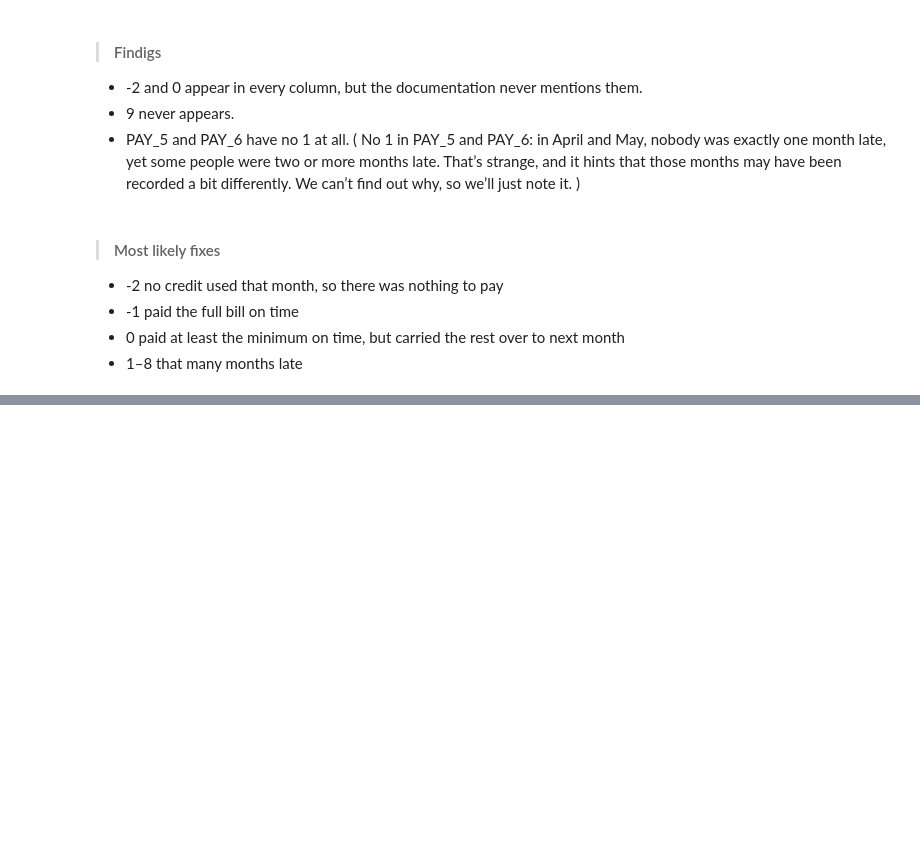
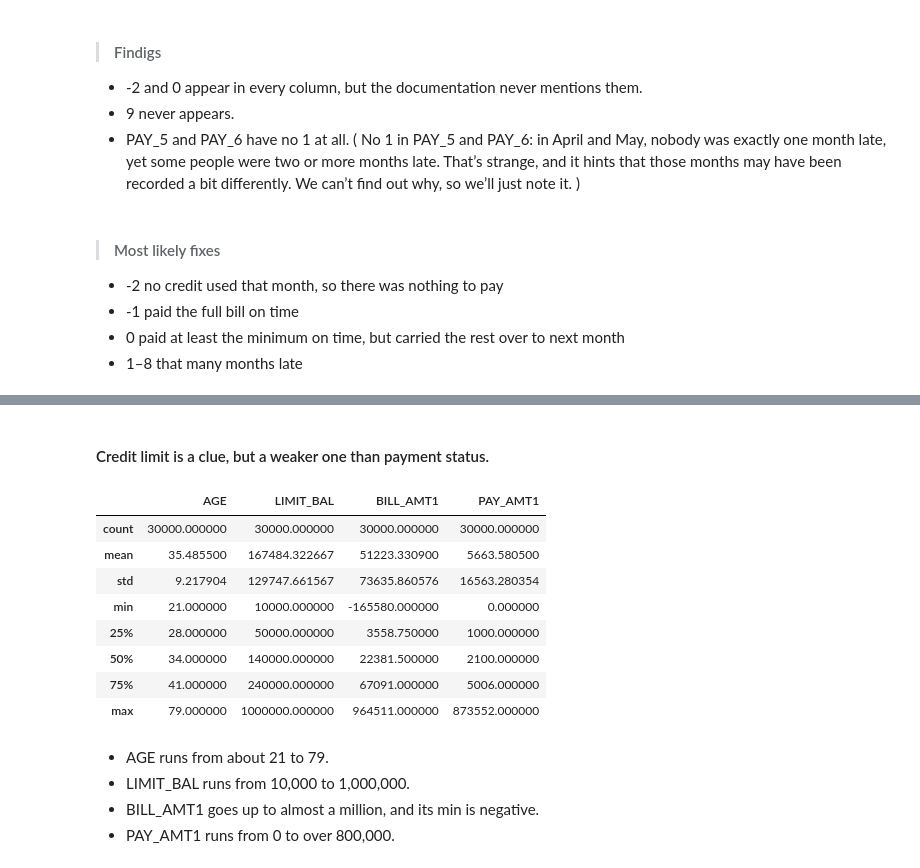
Before and after one commit to aviraljoshi27/nn-from-scratch-credit-default, a Jupyter notebook: notebooks/01_data_check.ipynb, the cells around one changed output, grey strips where cells are left out. Saved outputs shown, nothing was run; the diff lists cells and outputs as text; code cells hidden in the pictures; blank space fills up the shorter version.

```diff
--- a/notebooks/01_data_check.ipynb
+++ b/notebooks/01_data_check.ipynb
@@ -116,0 +144,20 @@ PAY_6 [-2, -1, 0, 2, 3, 4, 5, 6, 7, 8]
+# %% [markdown]
+#### Credit limit is a clue, but a weaker one than payment status.
+# %%
+# checking scale of different number column
+raw[["AGE", "LIMIT_BAL", "BILL_AMT1", "PAY_AMT1"]].describe()
+# %% [output]
+|  | AGE | LIMIT_BAL | BILL_AMT1 | PAY_AMT1 |
+| count | 30000.000000 | 30000.000000 | 30000.000000 | 30000.000000 |
+| mean | 35.485500 | 167484.322667 | 51223.330900 | 5663.580500 |
+| std | 9.217904 | 129747.661567 | 73635.860576 | 16563.280354 |
+| min | 21.000000 | 10000.000000 | -165580.000000 | 0.000000 |
+| 25% | 28.000000 | 50000.000000 | 3558.750000 | 1000.000000 |
+| 50% | 34.000000 | 140000.000000 | 22381.500000 | 2100.000000 |
+| 75% | 41.000000 | 240000.000000 | 67091.000000 | 5006.000000 |
+| max | 79.000000 | 1000000.000000 | 964511.000000 | 873552.000000 |
+# %% [markdown]
+- AGE runs from about 21 to 79.
+- LIMIT_BAL runs from 10,000 to 1,000,000.
+- BILL_AMT1 goes up to almost a million, and its min is negative.
+- PAY_AMT1 runs from 0 to over 800,000.
```
Also changed, not shown: parts of 5 cells of this notebook.
